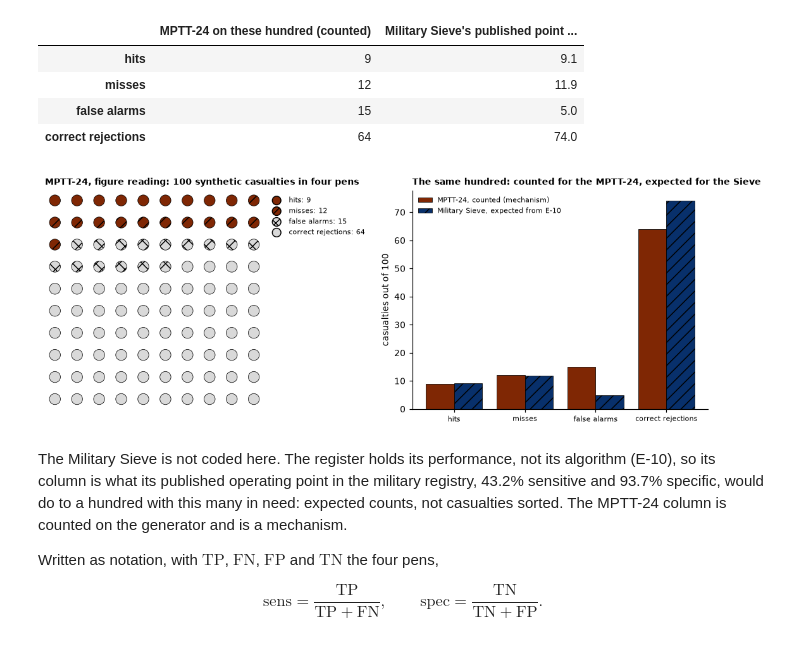
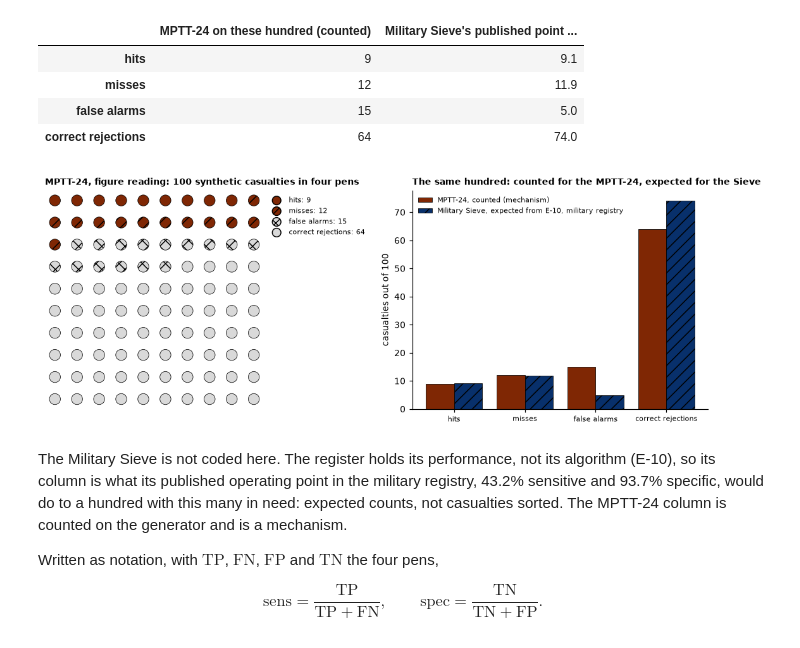
Before and after one commit to RossTylr/inference-labs, a Jupyter notebook: notebooks/02_frequentist.ipynb, the cells around one changed output. Drawn from its saved outputs; the diff is of its cells as text; code cells hidden in the pictures.

```diff
--- a/notebooks/02_frequentist.ipynb
+++ b/notebooks/02_frequentist.ipynb
@@ -157,31 +157,31 @@ pd.DataFrame({"MPTT-24 on these hundred (counted)": pens,
 # %%
 fig, (ax, bx) = plt.subplots(1, 2, figsize=(10, 3.8), gridspec_kw={"width_ratios": [1, 1.2]})
 order = (("hits", DARK, ""), ("misses", DARK, "//"), ("false alarms", LIGHT, "xx"), ("correct rejections", LIGHT, ""))
 k = 0
 for name, colour, hatch in order:
     for _ in range(pens[name]):
         ax.scatter(k % 10, -(k // 10), s=130, color=colour, hatch=hatch, edgecolor="black", linewidth=0.5)
         k += 1
 for name, colour, hatch in order:
     ax.scatter([], [], s=80, color=colour, hatch=hatch, edgecolor="black", label=f"{name}: {pens[name]}")
 ax.legend(fontsize=7, frameon=False, loc="upper left", bbox_to_anchor=(1.0, 1.0))
 ax.set_aspect("equal")
 ax.axis("off")
 ax.set_title("MPTT-24, figure reading: 100 synthetic casualties in four pens", loc="left", fontsize=9)
 names = [n for n, _, _ in order]
 x = np.arange(len(names))
 bx.bar(x - 0.2, [pens[n] for n in names], 0.4, color=DARK, edgecolor="black", linewidth=0.5,
        label="MPTT-24, counted (mechanism)")
 bx.bar(x + 0.2, [expected[n] for n in names], 0.4, color=MID, edgecolor="black", linewidth=0.5, hatch="//",
-       label="Military Sieve, expected from E-10")
+       label="Military Sieve, expected from E-10, military registry")
 bx.set_xticks(x, names, fontsize=7)
 bx.set_ylabel("casualties out of 100")
 bx.legend(fontsize=7, frameon=False)
 bx.set_title("The same hundred: counted for the MPTT-24, expected for the Sieve", loc="left", fontsize=9)
 plt.tight_layout()
 plt.show()
 # %% [output]
-[figure, old version]
+[figure, new version]
 # %% [markdown]
 The Military Sieve is not coded here. The register holds its performance, not its algorithm (E-10), so its column is what its published operating point in the military registry, 43.2% sensitive and 93.7% specific, would do to a hundred with this many in need: expected counts, not casualties sorted. The MPTT-24 column is counted on the generator and is a mechanism.
 
```
Also changed, not shown: parts of 18 cells of this notebook, 2 other files.
